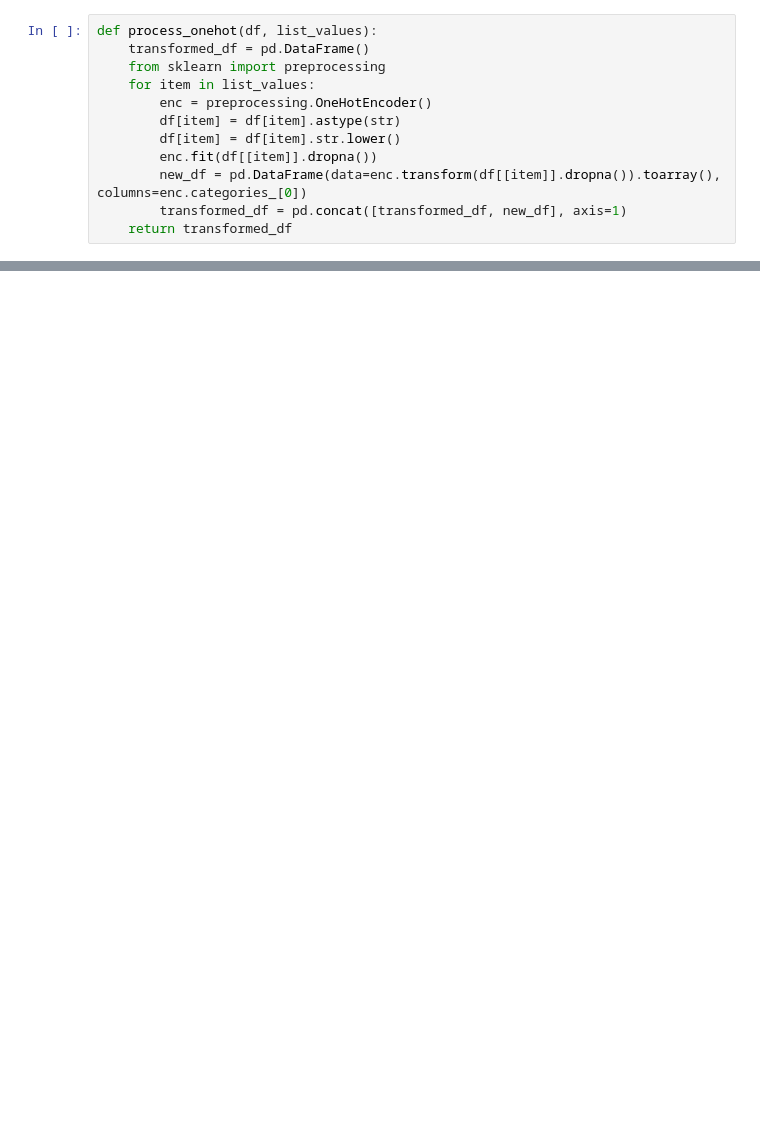
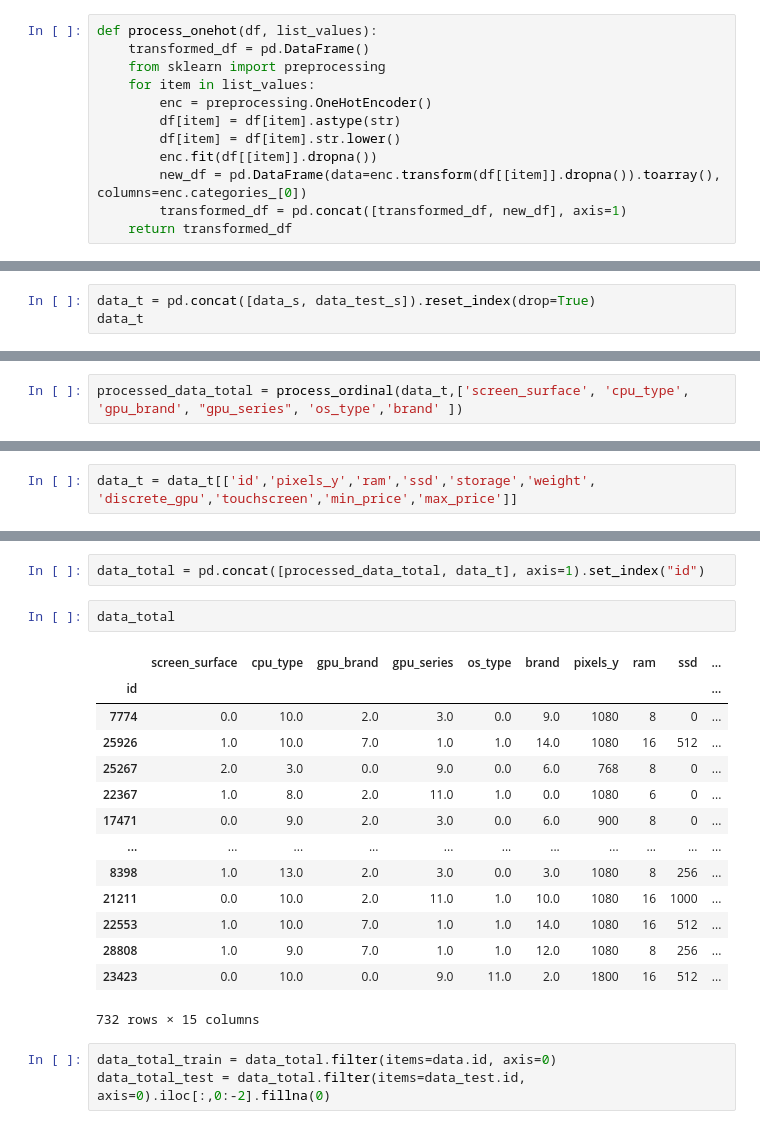
Before and after one commit to jeroenfr/ComputerPriceRange, a Jupyter notebook: Task2_steven.ipynb, the cells around one changed output, grey strips where cells are left out. Cells and saved outputs as stored; diff of their text form; blank space fills up the shorter version.

```diff
--- a/Task2_steven.ipynb
+++ b/Task2_steven.ipynb
@@ -65,0 +91,3 @@ processed_data_test = process_onehot(data_test, ['screen_surface'])
+# %%
+data_t = pd.concat([data_s, data_test_s]).reset_index(drop=True)
+data_t
@@ -65,0 +110,2 @@ processed_data_test = process_onehot(data_test, ['screen_surface'])
+# %%
+processed_data_total = process_ordinal(data_t,['screen_surface', 'cpu_type', 'gpu_brand', "gpu_series", 'os_type','brand' ])
@@ -89,0 +133,2 @@ data_f[data_f_test.columns]
+# %%
+data_t = data_t[['id','pixels_y','ram','ssd','storage','weight', 'discrete_gpu','touchscreen','min_price','max_price']]
@@ -90,3 +165,25 @@ data_f[data_f_test.columns]
+# %%
+data_total = pd.concat([processed_data_total, data_t], axis=1).set_index("id")
+# %%
+data_total
+# %% [output]
+|  | screen_surface | cpu_type | gpu_brand | gpu_series | os_type | brand | pixels_y | ram | ssd | ... |
+| id |  |  |  |  |  |  |  |  |  | ... |
+| 7774 | 0.0 | 10.0 | 2.0 | 3.0 | 0.0 | 9.0 | 1080 | 8 | 0 | ... |
+| 25926 | 1.0 | 10.0 | 7.0 | 1.0 | 1.0 | 14.0 | 1080 | 16 | 512 | ... |
+| 25267 | 2.0 | 3.0 | 0.0 | 9.0 | 0.0 | 6.0 | 768 | 8 | 0 | ... |
+| 22367 | 1.0 | 8.0 | 2.0 | 11.0 | 1.0 | 0.0 | 1080 | 6 | 0 | ... |
+| 17471 | 0.0 | 9.0 | 2.0 | 3.0 | 0.0 | 6.0 | 900 | 8 | 0 | ... |
+| ... | ... | ... | ... | ... | ... | ... | ... | ... | ... | ... |
+| 8398 | 1.0 | 13.0 | 2.0 | 3.0 | 0.0 | 3.0 | 1080 | 8 | 256 | ... |
+| 21211 | 0.0 | 10.0 | 2.0 | 11.0 | 1.0 | 10.0 | 1080 | 16 | 1000 | ... |
+| 22553 | 1.0 | 10.0 | 7.0 | 1.0 | 1.0 | 14.0 | 1080 | 16 | 512 | ... |
+| 28808 | 1.0 | 9.0 | 7.0 | 1.0 | 1.0 | 12.0 | 1080 | 8 | 256 | ... |
+| 23423 | 0.0 | 10.0 | 0.0 | 9.0 | 11.0 | 2.0 | 1800 | 16 | 512 | ... |
+732 rows × 15 columns
+# %%
+data_total_train = data_total.filter(items=data.id, axis=0)
+data_total_test = data_total.filter(items=data_test.id, axis=0).iloc[:,0:-2].fillna(0)
 # %%
 from sklearn import decomposition
 from sklearn import model_selection
```
Also changed, not shown: parts of 31 cells of this notebook, 1 other file.
